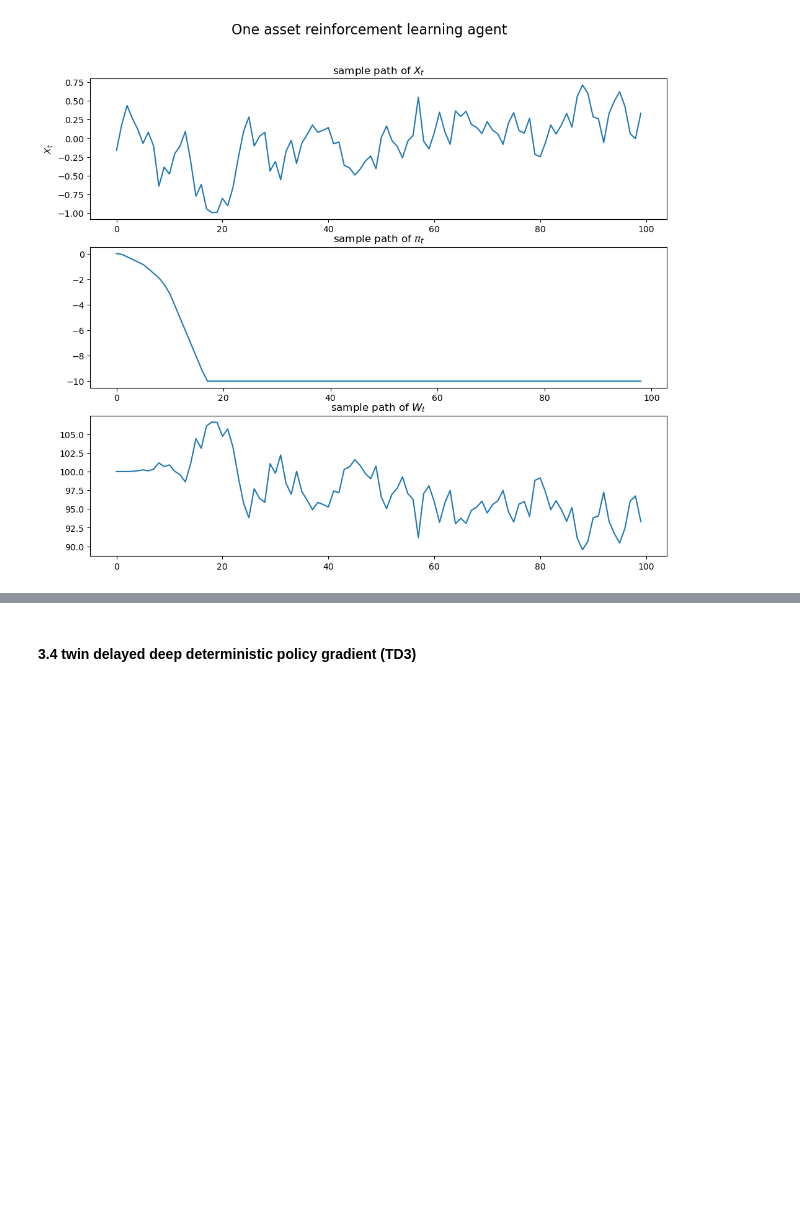
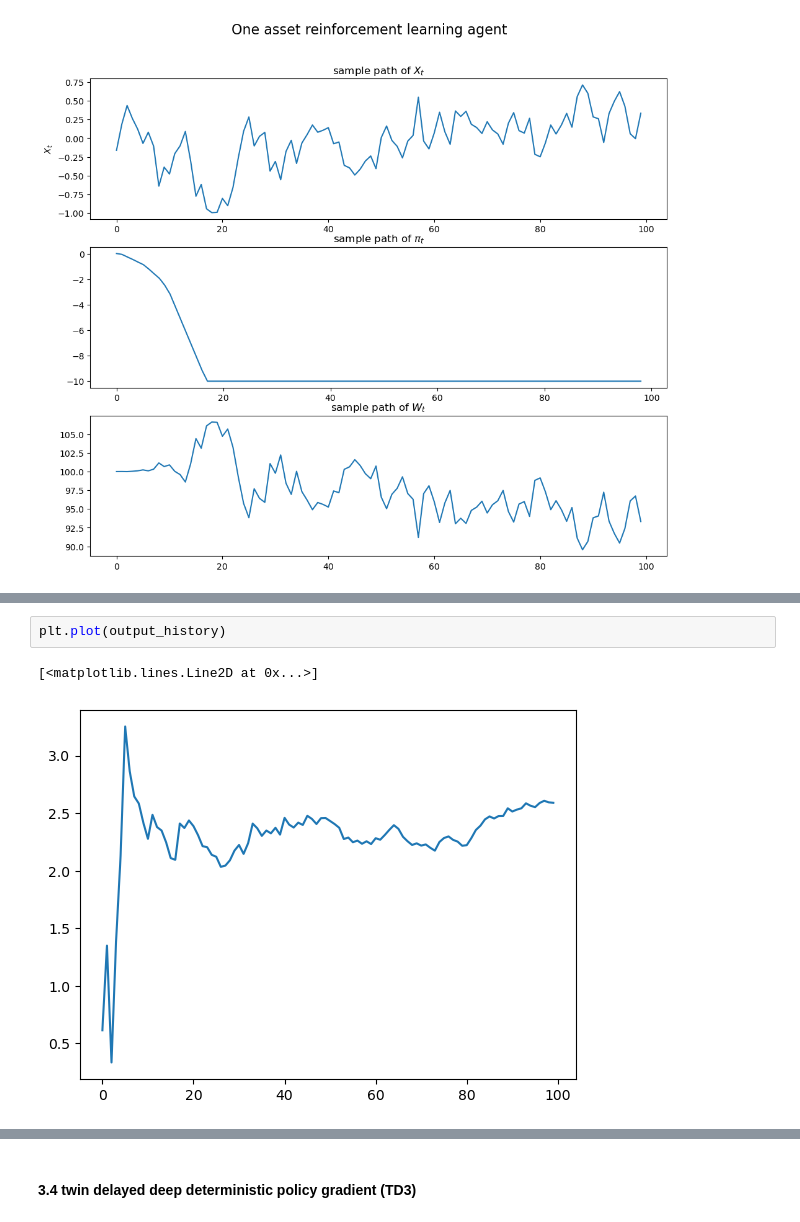
Before and after one commit to quintengeerts2000/MasterThesis-DRL_applications_to_stat_arb, a Jupyter notebook: monte_carlo_simulators/OU_reinforcement_learning.ipynb, the cells around one changed output, grey strips where cells are left out. Drawn from its saved outputs; the diff is of its cells as text; blank space fills up the shorter version.

```diff
--- a/monte_carlo_simulators/OU_reinforcement_learning.ipynb
+++ b/monte_carlo_simulators/OU_reinforcement_learning.ipynb
@@ -258,0 +380,5 @@ Text(0.5, 1.0, 'sample path of $W_t$')
+# %%
+plt.plot(output_history)
+# %% [output]
+[<matplotlib.lines.Line2D at 0x...>]
+[figure, added]
```
Also changed, not shown: parts of 17 cells of this notebook, 5 other files.
